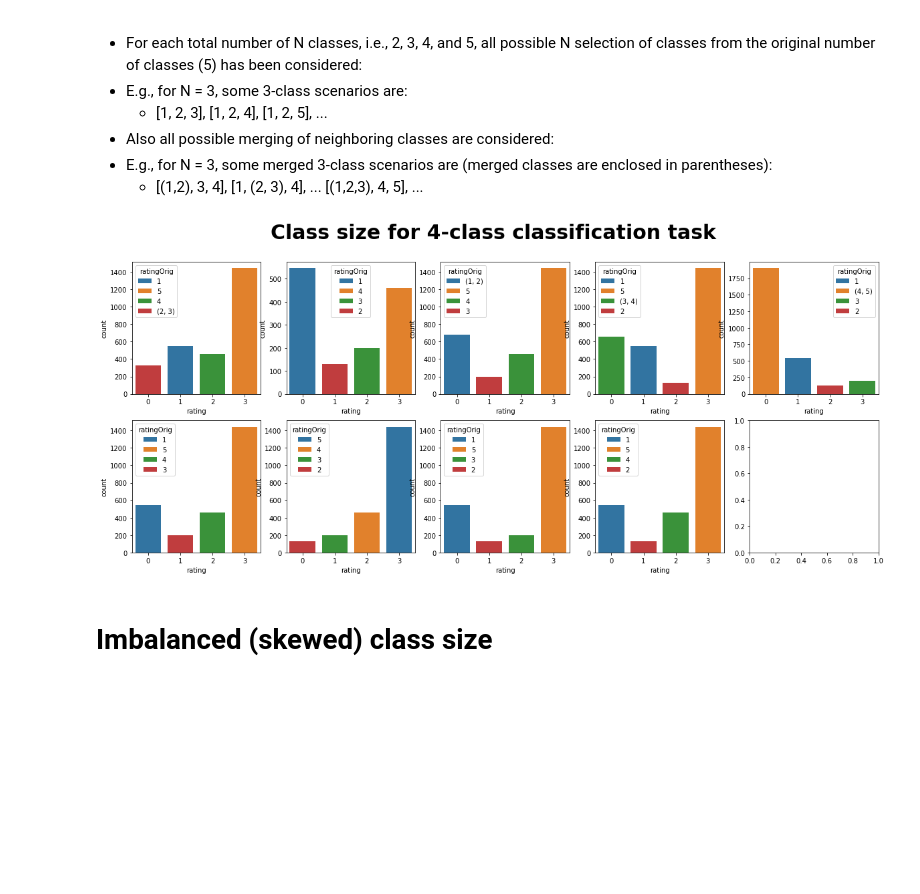
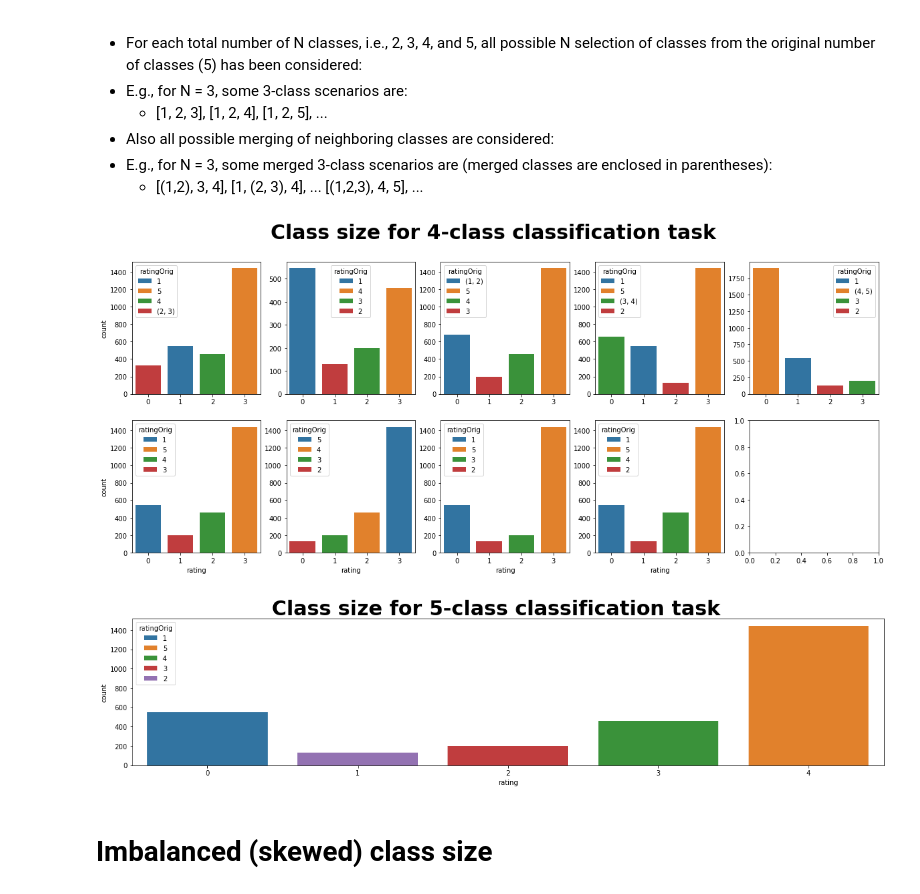
Before and after one commit to fardinafdideh/Text-analytics, a Jupyter notebook: sentiment-analysis-of-products-review-on-amazon.ipynb, the cells around one changed output. Saved outputs shown, nothing was run; the diff lists cells and outputs as text; code cells hidden in the pictures; blank space fills up the shorter version.

```diff
--- a/sentiment-analysis-of-products-review-on-amazon.ipynb
+++ b/sentiment-analysis-of-products-review-on-amazon.ipynb
@@ -267,11 +289,12 @@ def classSizeTot_plotter(classNb, classNbIdx, dataCleaned, ratingColName):
     plt.savefig("../working/{}-classSize.png".format(classNbIdx))
 # %%
 classLabel = tuple(np.unique(dataCleaned[ratingColName]))
-classNb = class_chooser(classLabel, clsNb = 4) # Specify clsNb=None, for general case
+classNb = class_chooser(classLabel, clsNb = [4, 5]) # Specify clsNb=None, for general case
 for classNbIdx in classNb.keys():
     classSizeTot_plotter(classNb, classNbIdx, dataCleaned, ratingColName)
 # %% [output]
-[figure, old version]
+[figure, new version]
+[figure, added]
 # %% [markdown]
 # Imbalanced (skewed) class size
 # %%
```
Also changed, not shown: parts of 20 cells of this notebook.
